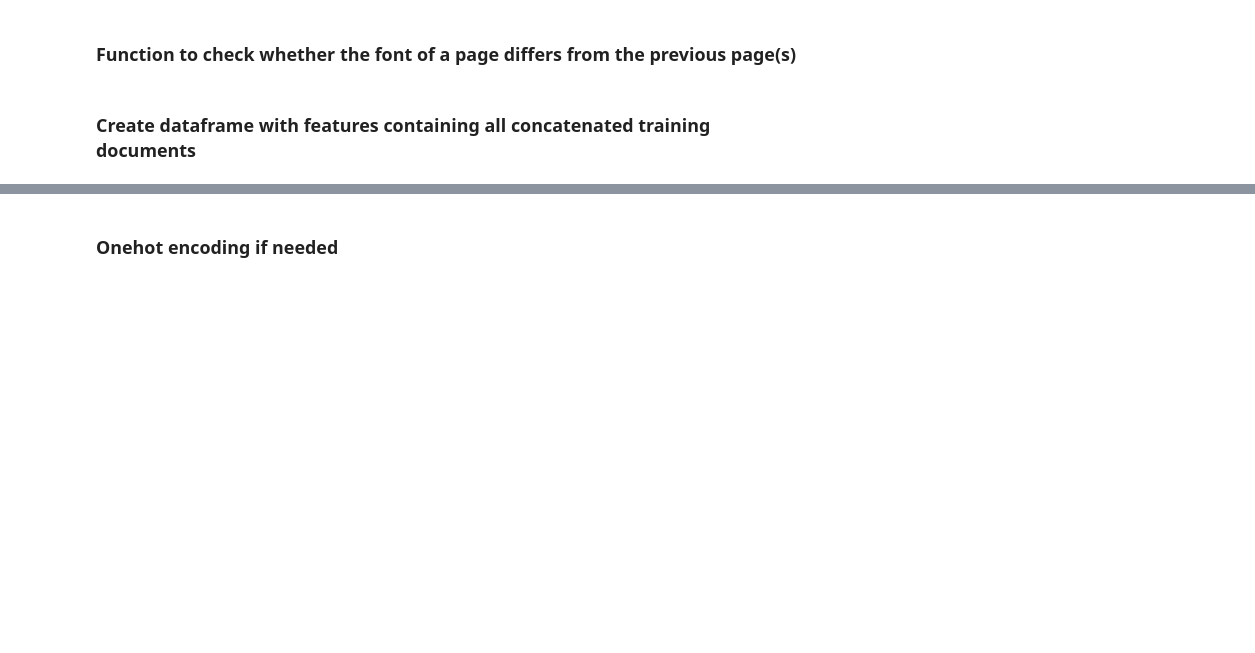
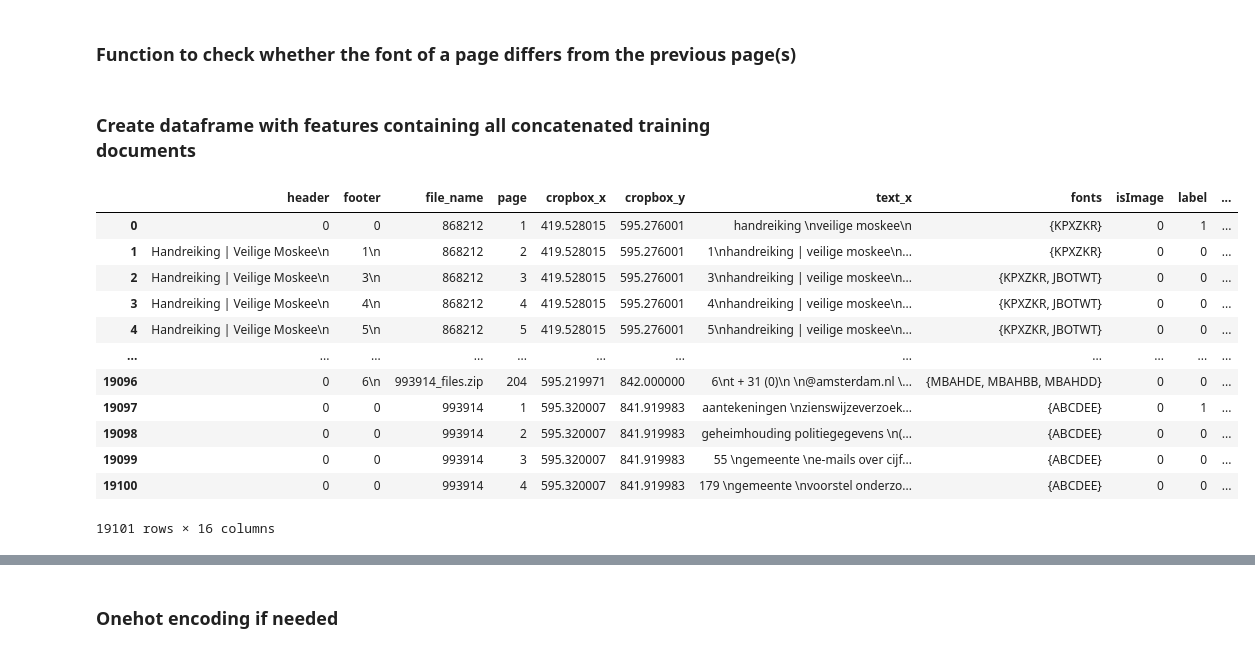
Before and after one commit to stewiemcbacon/thesis-document-splitting, a Jupyter notebook: notebooks/explore_classification.ipynb, the cells around one changed output, grey strips where cells are left out. Saved outputs shown, nothing was run; the diff lists cells and outputs as text; code cells hidden in the pictures; blank space fills up the shorter version.

```diff
--- a/notebooks/explore_classification.ipynb
+++ b/notebooks/explore_classification.ipynb
@@ -128,35 +154,74 @@ for r, d, f in os.walk(path):
             cropbox = page.rect[-2:]
             a['cropbox_x'].append(cropbox[0])
             a['cropbox_y'].append(cropbox[1])
 
+            a['text'].append(page.get_text().lower())
+
             fonts = set()
             for font in page.get_fonts():
                 fonts.add(font[3].split('+')[0])
             if fonts:
                 a['fonts'].append(fonts)
             else:
                 a['fonts'].append({'none'})
 
             if page.get_text() == '':
                 a['isImage'].append(1)
+                # display(page.get_svg_image(matrix=fitz.Identity))
+                # break
+
             else:
                 a['isImage'].append(0)
+
+
+            # display(page.get_text())
+            # display('\n')
+
+        # break
 
 df = pd.DataFrame(a)
 df['label'] = 0
 
 ### Label the first page of a document as 1 according to golden standard
 for file in tqdm(df['file_name'].unique()):
     split = 1
     for i in data[file]:
         df.loc[(df['file_name'] == file) & (df['page'] == split), 'label'] = 1
         split+=i
 
 df['crop_is_diff'] = df['cropbox_x'] != (df['cropbox_x'].shift())
-df['crop_is_diff'] = df['crop_is_diff'].apply(lambda x: 1 if x == True else 0)
-df['font_is_diff'] = font_diff(df, 3)
+df['crop_is_diff'] = df['crop_is_diff'].progress_apply(lambda x: 1 if x == True else 0)
+df['font_is_diff'] = font_diff2(df)
+df['isLastPage'] = np.nan_to_num(df['label'].shift(-1).values, nan = 1)
+df['tokenized'] = df['text'].progress_apply(lambda x: word_tokenize(x) if pd.isnull(x) == False else [])
+
+ocr = pd.read_csv('corpus1/TrainTestSet/Trainset/amsterdam_files_df.csv',index_col = 0)
+ocr.rename(columns = {'name':'file_name'}, inplace = True)
+ocr['file_name'] = ocr['file_name'].apply(lambda x: x.split('__')[0])
+
+df = df.merge(ocr, on = ['file_name','page'], how = 'left')
+
+df = df[['full_name', 'file_name', 'page', 'cropbox_x', 'cropbox_y', 'header', 'footer',
+       'text_x', 'text_y', 'tokenized', 'fonts', 'isImage', 'crop_is_diff', 'font_is_diff',
+       'isLastPage', 'label']]
 
 df.to_csv('feature_df.csv')
+
+df
+# %% [output]
+|  | header | footer | file_name | page | cropbox_x | cropbox_y | text_x | fonts | isImage | label | ... |
+| 0 | 0 | 0 | 868212 | 1 | 419.528015 | 595.276001 | handreiking \nveilige moskee\n | {KPXZKR} | 0 | 1 | ... |
+| 1 | Handreiking | Veilige Moskee\n | 1\n | 868212 | 2 | 419.528015 | 595.276001 | 1\nhandreiking | veilige moskee\n... | {KPXZKR} | 0 | 0 | ... |
+| 2 | Handreiking | Veilige Moskee\n | 3\n | 868212 | 3 | 419.528015 | 595.276001 | 3\nhandreiking | veilige moskee\n... | {KPXZKR, JBOTWT} | 0 | 0 | ... |
+| 3 | Handreiking | Veilige Moskee\n | 4\n | 868212 | 4 | 419.528015 | 595.276001 | 4\nhandreiking | veilige moskee\n... | {KPXZKR, JBOTWT} | 0 | 0 | ... |
+| 4 | Handreiking | Veilige Moskee\n | 5\n | 868212 | 5 | 419.528015 | 595.276001 | 5\nhandreiking | veilige moskee\n... | {KPXZKR, JBOTWT} | 0 | 0 | ... |
+| ... | ... | ... | ... | ... | ... | ... | ... | ... | ... | ... | ... |
+| 19096 | 0 | 6\n | 993914_files.zip | 204 | 595.219971 | 842.000000 | 6\nt + 31 (0)\n \n@amsterdam.nl \... | {MBAHDE, MBAHBB, MBAHDD} | 0 | 0 | ... |
+| 19097 | 0 | 0 | 993914 | 1 | 595.320007 | 841.919983 | aantekeningen \nzienswijzeverzoek... | {ABCDEE} | 0 | 1 | ... |
+| 19098 | 0 | 0 | 993914 | 2 | 595.320007 | 841.919983 | geheimhouding politiegegevens \n(... | {ABCDEE} | 0 | 0 | ... |
+| 19099 | 0 | 0 | 993914 | 3 | 595.320007 | 841.919983 | 55 \ngemeente \ne-mails over cijf... | {ABCDEE} | 0 | 0 | ... |
+| 19100 | 0 | 0 | 993914 | 4 | 595.320007 | 841.919983 | 179 \ngemeente \nvoorstel onderzo... | {ABCDEE} | 0 | 0 | ... |
+19101 rows × 16 columns
 # %% [markdown]
 <a id="df"></a>
 # %%
```
Also changed, not shown: parts of 23 cells of this notebook, 1 other file.
